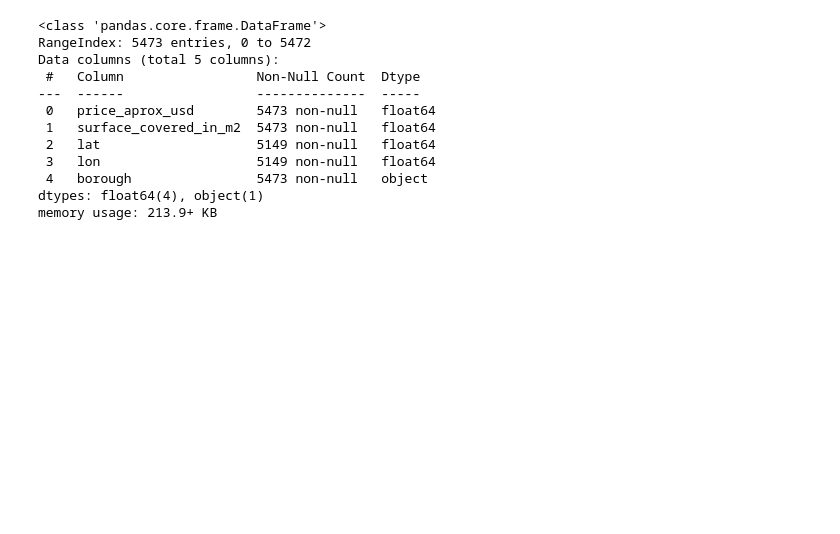
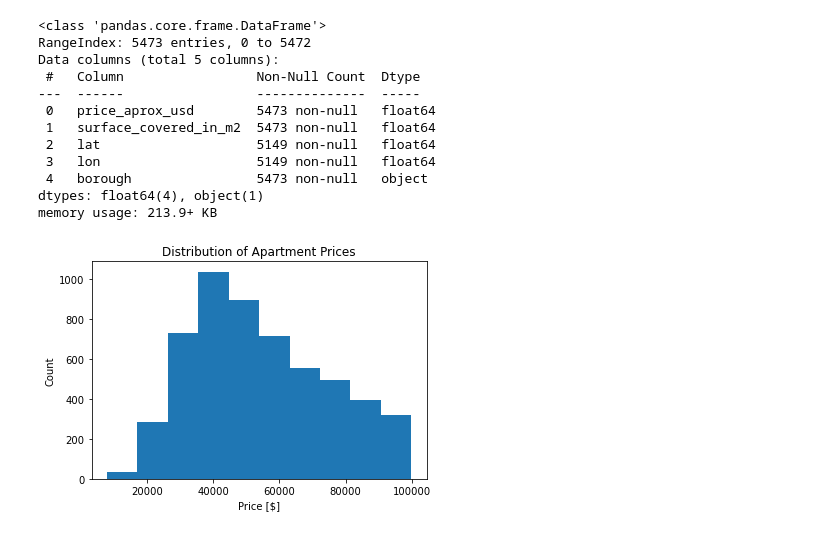
Before and after one commit to AhmedSamir1271/Predicting-Apartment-Prices-in-Mexico-City, a Jupyter notebook: Predicting Apartment Prices in Mexico City.ipynb, the cells around one changed output. Saved outputs shown, nothing was run; the diff lists cells and outputs as text; code cells hidden in the pictures; blank space fills up the shorter version.

```diff
--- a/Predicting Apartment Prices in Mexico City.ipynb
+++ b/Predicting Apartment Prices in Mexico City.ipynb
@@ -109,3 +109,16 @@ Data columns (total 5 columns):
  4   borough                5473 non-null   object
 dtypes: float64(4), object(1)
 memory usage: 213.9+ KB
+# %%
+# Build a histogram
+# showing the distribution of apartment prices ("price_aprox_usd") in df
+plt.hist(df["price_aprox_usd"])
+
+# Label axes
+plt.xlabel("Price [$]")
+plt.ylabel("Count")
+
+# Add title
+plt.title("Distribution of Apartment Prices");
+# %% [output]
+[figure, added]
```
Also changed, not shown: parts of 2 cells of this notebook.
